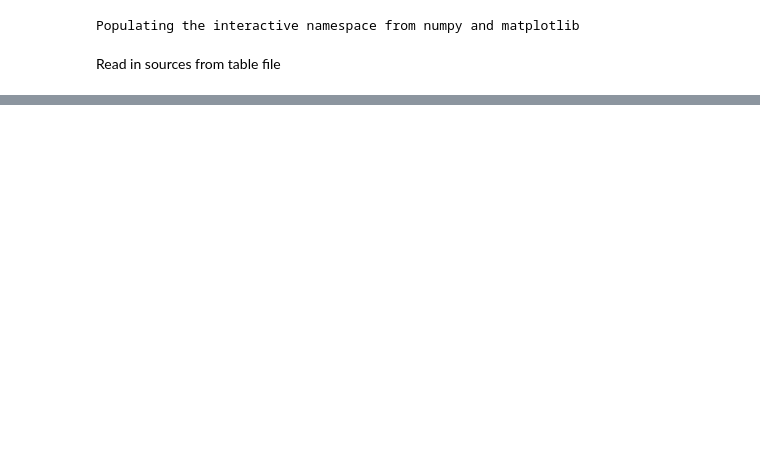
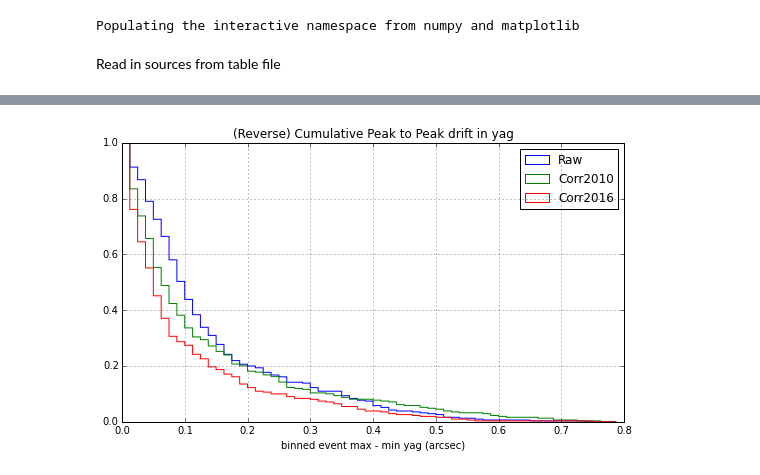
Before and after one commit to sot/periscope_tilt, a Jupyter notebook: residuals_yag.ipynb, the cells around one changed output, grey strips where cells are left out. Cells and saved outputs as stored; diff of their text form; code cells hidden in the pictures; blank space fills up the shorter version.

```diff
--- a/residuals_yag.ipynb
+++ b/residuals_yag.ipynb
@@ -179,7 +178,7 @@ p2p_new_hist = hist(p2p['new_model'], bins=bins, color='red', histtype='step', c
                     normed=True, label='Corr2016');
 grid()
 ylim(0, 1.0)
-title('(Reverse) Cumulative Peak to Peak x-ray {}'.format(AX));
+title('(Reverse) Cumulative Peak to Peak drift in {}'.format(AX));
 xlabel('binned event max - min {} (arcsec)'.format(AX))
 legend();
 # %% [output]
@@ -188 +185,2 @@ legend();
+[figure, added]
 # %%
```
Also changed, not shown: parts of 16 cells of this notebook.
